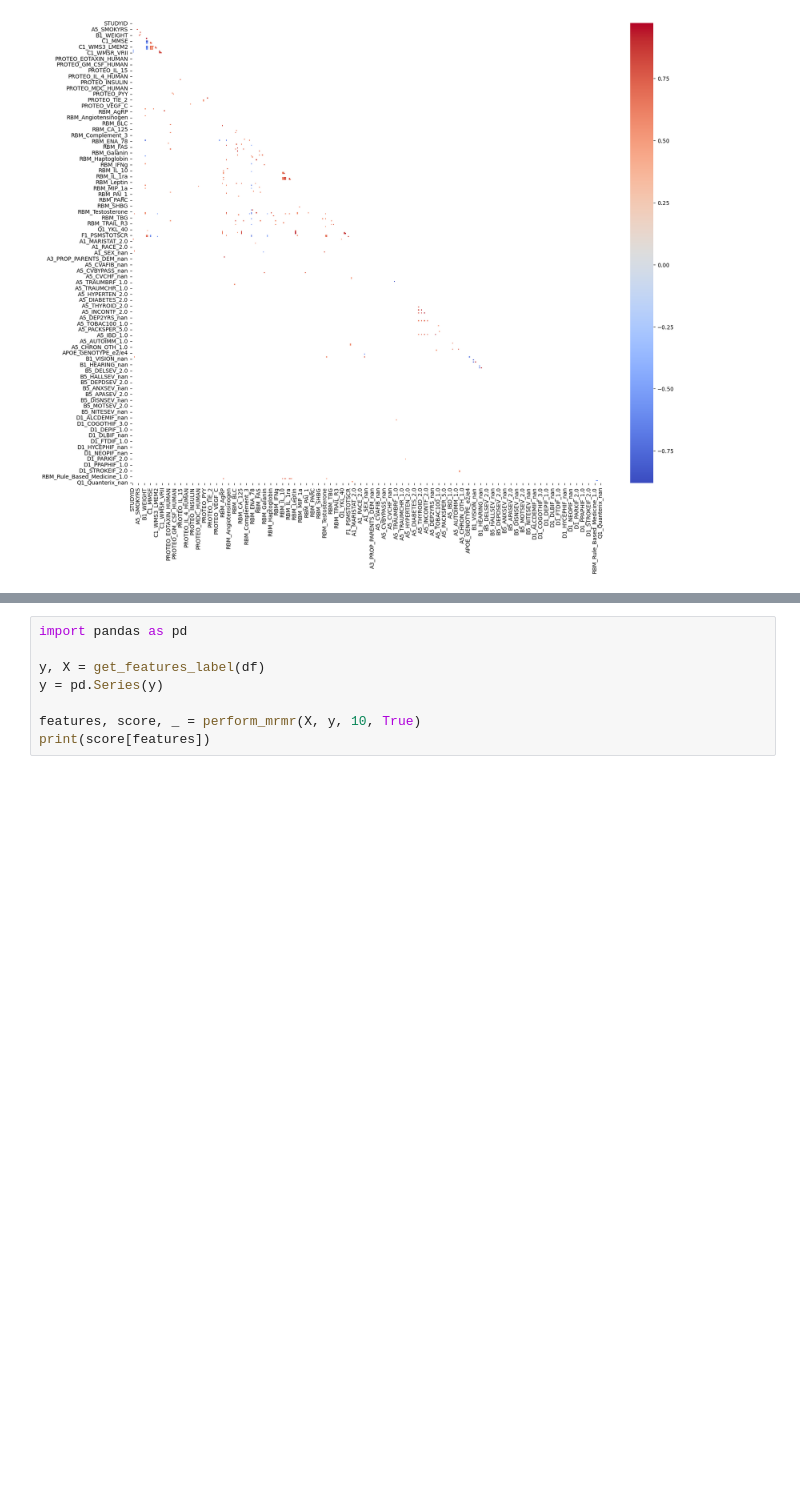
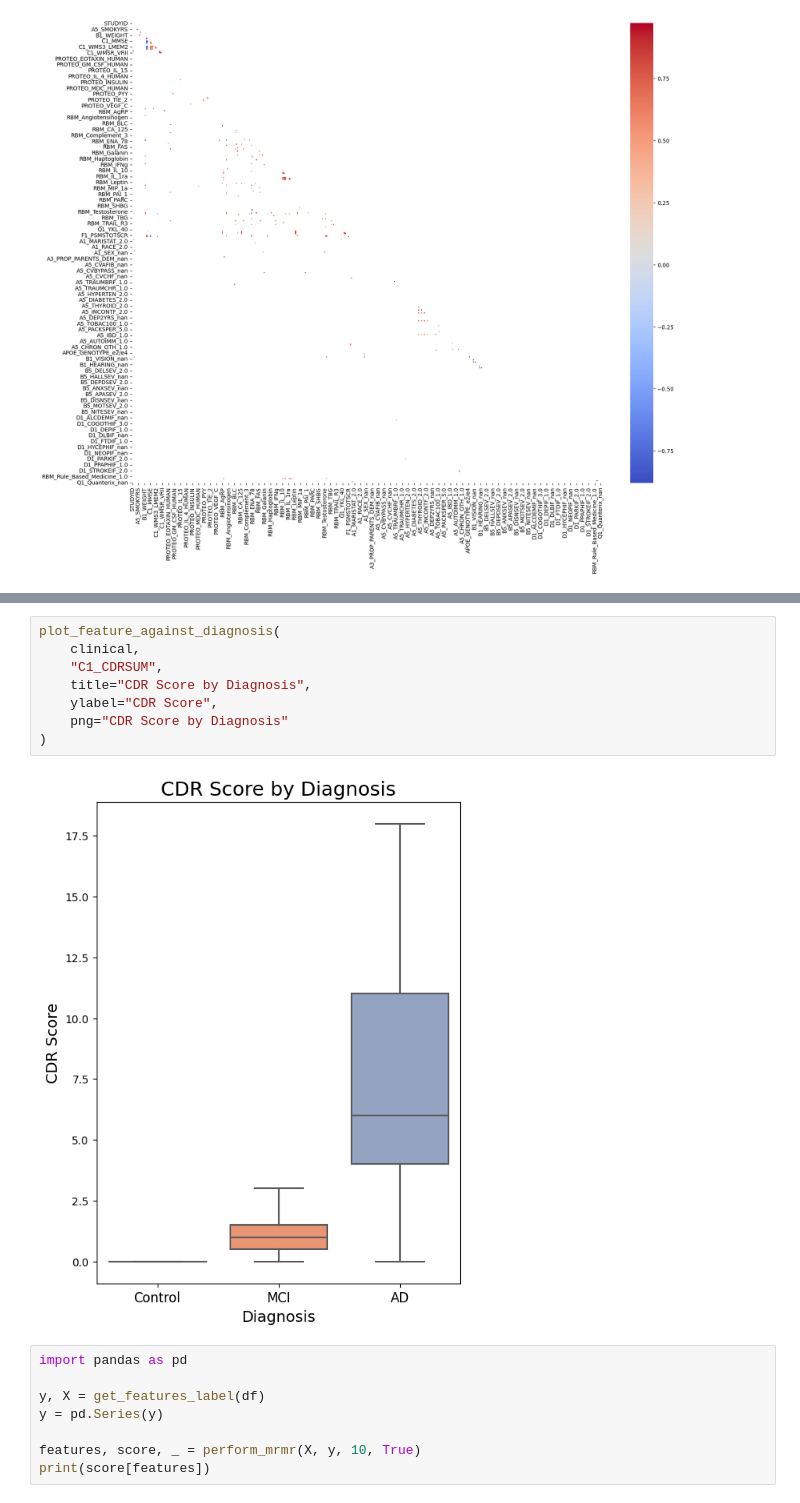
Before and after one commit to anusha1207/TARCC-Alzheimers, a Jupyter notebook: main.ipynb, the cells around one changed output, grey strips where cells are left out. Cells and saved outputs as stored; diff of their text form; blank space fills up the shorter version.

```diff
--- a/main.ipynb
+++ b/main.ipynb
@@ -25,3 +56,13 @@ plot_correlations(df)
+# %%
+plot_feature_against_diagnosis(
+    clinical,
+    "C1_CDRSUM",
+    title="CDR Score by Diagnosis",
+    ylabel="CDR Score",
+    png="CDR Score by Diagnosis"
+)
+# %% [output]
+[figure, added]
 # %%
 import pandas as pd
 
```
Also changed, not shown: parts of 6 cells of this notebook.
